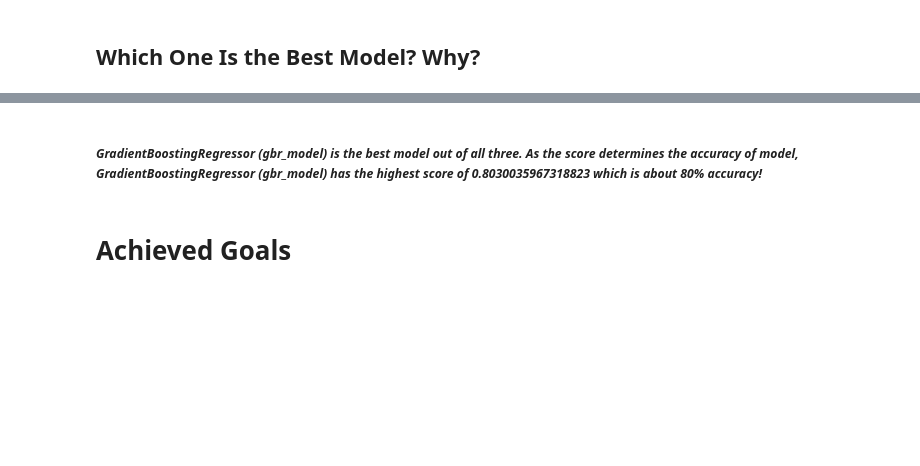
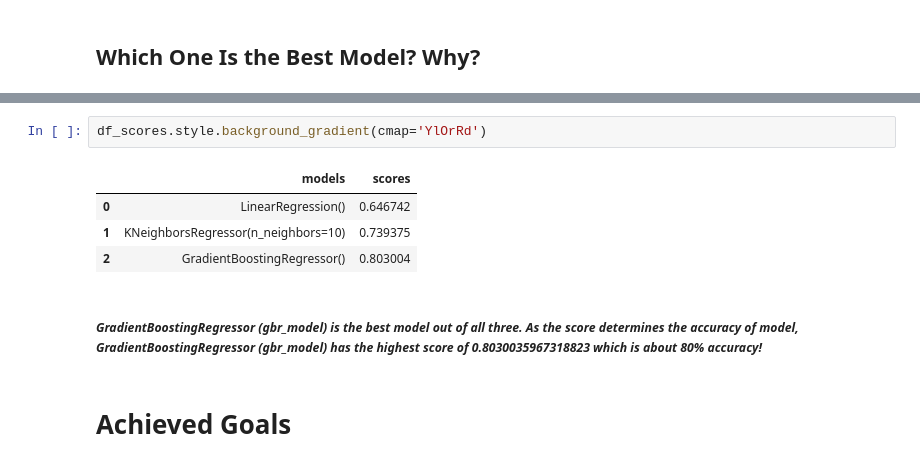
Before and after one commit to AryaCodesAI/Data-Analysis-Using-Machine-Learning-and-Python, a Jupyter notebook: 01_The Linear Regression & Supervised Regression Models/01D_ml-linear-regression_practice_blank.ipynb, the cells around one changed output, grey strips where cells are left out. Cells and saved outputs as stored; diff of their text form; blank space fills up the shorter version.

```diff
--- a/01_The Linear Regression & Supervised Regression Models/01D_ml-linear-regression_practice_blank.ipynb
+++ b/01_The Linear Regression & Supervised Regression Models/01D_ml-linear-regression_practice_blank.ipynb
@@ -308,3 +328,10 @@ SCORE
+# %%
+df_scores.style.background_gradient(cmap='YlOrRd')
+# %% [output]
+|  | models | scores |
+| 0 | LinearRegression() | 0.646742 |
+| 1 | KNeighborsRegressor(n_neighbors=10) | 0.739375 |
+| 2 | GradientBoostingRegressor() | 0.803004 |
 # %% [markdown]
 ##### *GradientBoostingRegressor (gbr_model) is the best model out of all three. As the score determines the accuracy of model, GradientBoostingRegressor (gbr_model) has the highest score of 0.8030035967318823 which is about 80% accuracy!*
 # %% [markdown]
```
Also changed, not shown: parts of 25 cells of this notebook, 1 other file.
